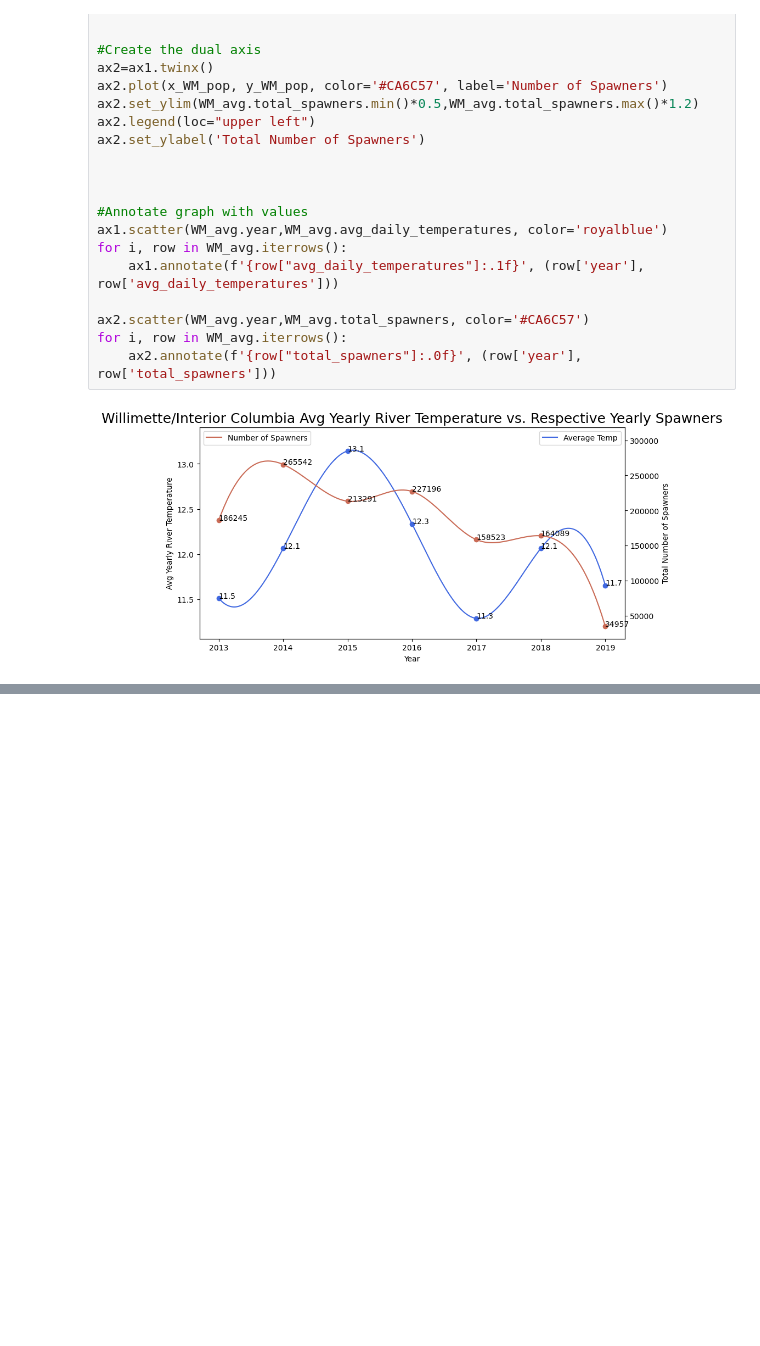
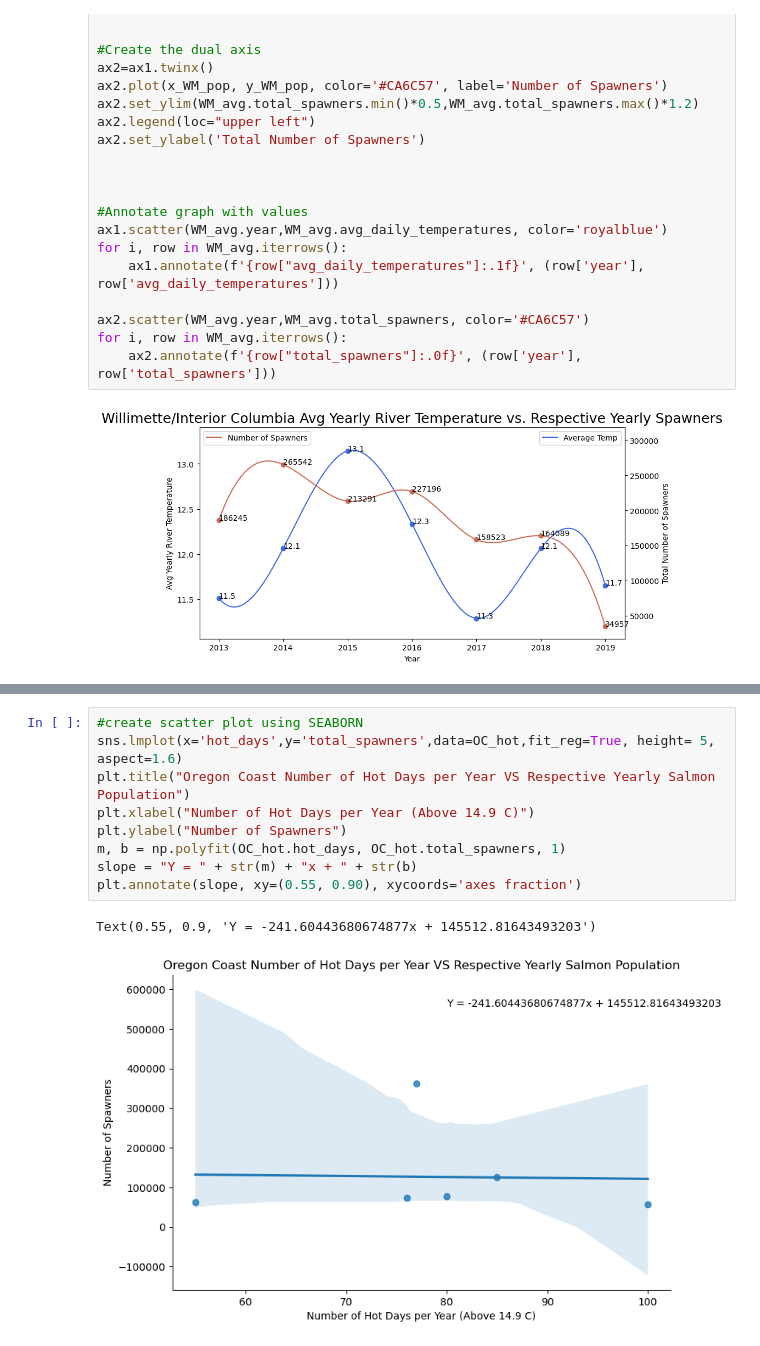
Before and after one commit to jackthomas1430/Project_3_Fish, a Jupyter notebook: Nicole_final/Nicole_Final_notebook.ipynb, the cells around one changed output, grey strips where cells are left out. Drawn from its saved outputs; the diff is of its cells as text; blank space fills up the shorter version.

```diff
--- a/Nicole_final/Nicole_Final_notebook.ipynb
+++ b/Nicole_final/Nicole_Final_notebook.ipynb
@@ -335,0 +421,12 @@ print(f'P-value: {p_value}')
+# %%
+#create scatter plot using SEABORN
+sns.lmplot(x='hot_days',y='total_spawners',data=OC_hot,fit_reg=True, height= 5, aspect=1.6)
+plt.title("Oregon Coast Number of Hot Days per Year VS Respective Yearly Salmon Population")
+plt.xlabel("Number of Hot Days per Year (Above 14.9 C)")
+plt.ylabel("Number of Spawners")
+m, b = np.polyfit(OC_hot.hot_days, OC_hot.total_spawners, 1)
+slope = "Y = " + str(m) + "x + " + str(b)
+plt.annotate(slope, xy=(0.55, 0.90), xycoords='axes fraction')
+# %% [output]
+Text(0.55, 0.9, 'Y = -241.60443680674877x + 145512.81643493203')
+[figure, added]
```
Also changed, not shown: parts of 30 cells of this notebook, 38 other files.
